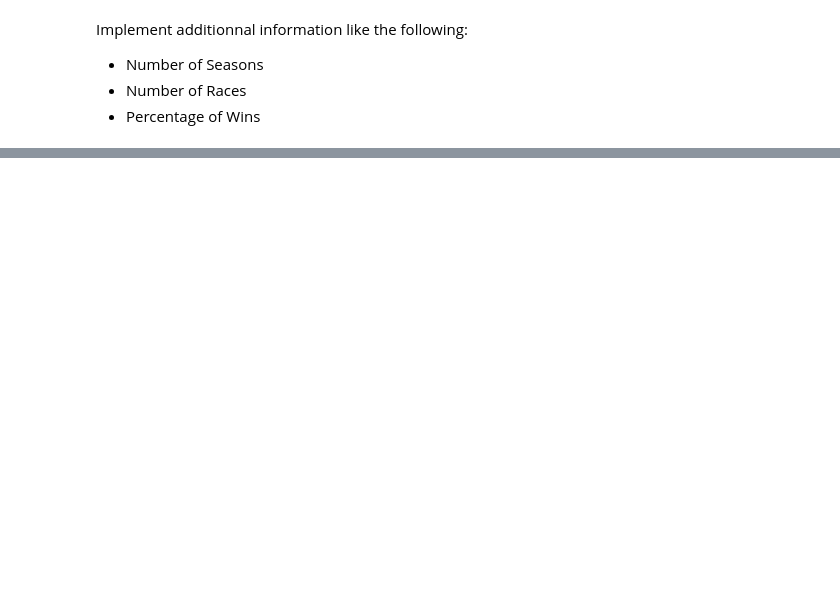
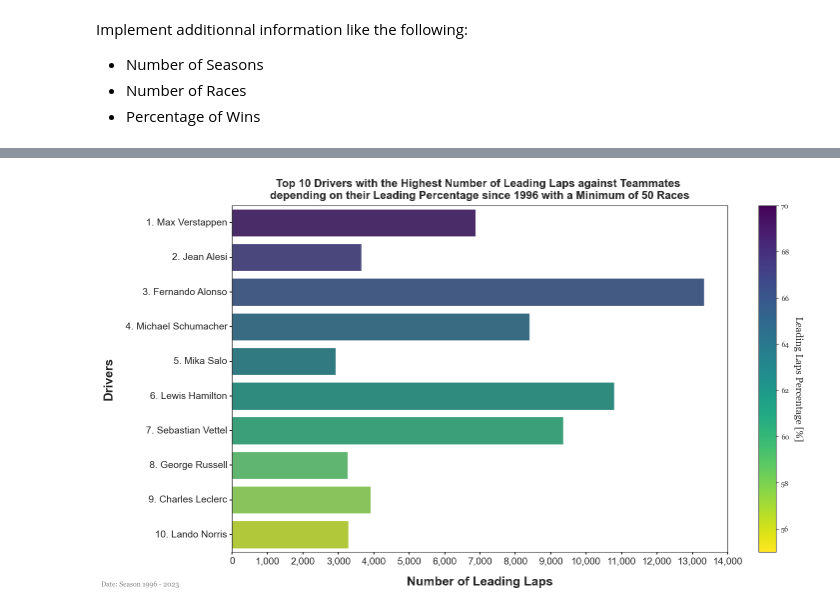
Before and after one commit to dorian-roux/Formula1-analysis, a Jupyter notebook: notebooks/DataF1-Analysis.ipynb, the cells around one changed output, grey strips where cells are left out. Cells and saved outputs as stored; diff of their text form; code cells hidden in the pictures; blank space fills up the shorter version.

```diff
--- a/notebooks/DataF1-Analysis.ipynb
+++ b/notebooks/DataF1-Analysis.ipynb
@@ -381,0 +758,40 @@ exportCSV(df_total_wins_per_races_by_winsprct, pathFile)
+# %%
+df_lap_led_on_prct_teammate = df_lap_led_on_teammate[df_lap_led_on_teammate.N_RACES >= 50].copy()
+df_lap_led_on_prct_teammate = df_lap_led_on_prct_teammate.sort_values(by='LAP_LED%', ascending=False)
+# %%
+# Build the Figure
+sns.set_style("white")
+fig, ax = plt.subplots(1, 1, figsize=(16, 9))
+plt.rc('font', family='Georgia')
+
+# Build the Barplot
+df = df_lap_led_on_prct_teammate.head(10).copy()
+slct_palette = "viridis"
+ax = sns.barplot(x='N_LAP_LED', y='DRIVER', data=df, palette=slct_palette)
+ax.set_title(f'Top 10 Drivers with the Highest Number of Leading Laps against Teammates \ndepending on their Leading Percentage since 1996 with a Minimum of {filterOnRaces} Races', fontsize=16, fontweight='bold', pad=10)
+ax.set_xlabel("Number of Leading Laps", size=18, fontweight='bold', labelpad=15)
+ax.set_ylabel("Drivers", size=18, fontweight='bold', labelpad=15)
+ax.set_yticklabels([f"{i+1}. {value}" for i,value in enumerate(df['DRIVER'])], va='center')
+
+ax.set_xticks(range(0, (math.ceil((max(df['N_LAP_LED'])+500)/1000) * 1000 + 1), 1000))
+ax.set_xticklabels([transformInteger_intoStr(value) for value in range(0, (math.ceil((max(df['N_LAP_LED'])+500)/1000) * 1000 + 1), 1000)])
+ax.tick_params(axis='x', bottom=True, labelsize=14, width=1.5)
+ax.tick_params(axis='y', left=True, labelsize=14, width=1.5)
+plt.xlim([0, 14000])
+
+# Insert Side Note
+ax.text(-1500, 10.5, 'Date: Season 1996 - 2023', fontsize=10, color='gray', ha='right')
+
+# Insert Colorbar
+norm = mcolors.Normalize(vmin=round(df['LAP_LED%'].min() / 5) * 5 - 5, vmax=round(df['LAP_LED%'].max() / 5) * 5)
+cbar = plt.colorbar(plt.cm.ScalarMappable(cmap=f"{slct_palette}_r", norm=norm), ax=ax)
+cbar.set_label('Leading Laps Percentage [%]', rotation=270, labelpad=20, fontsize=14, fontname='Georgia')
+
+# Save the Plot
+os.makedirs(dataPrscImagesFolder, exist_ok=True)
+plt.savefig(os.path.join(dataPrscImagesFolder, f'top-10-drivers-most-leading-laps-percentage-min{filterOnRaces}race.png'), dpi=300, bbox_inches='tight')
+
+# Show the Plot
+plt.show()
+# %% [output]
+[figure, added]
```
Also changed, not shown: parts of 46 cells of this notebook, 4 other files.
